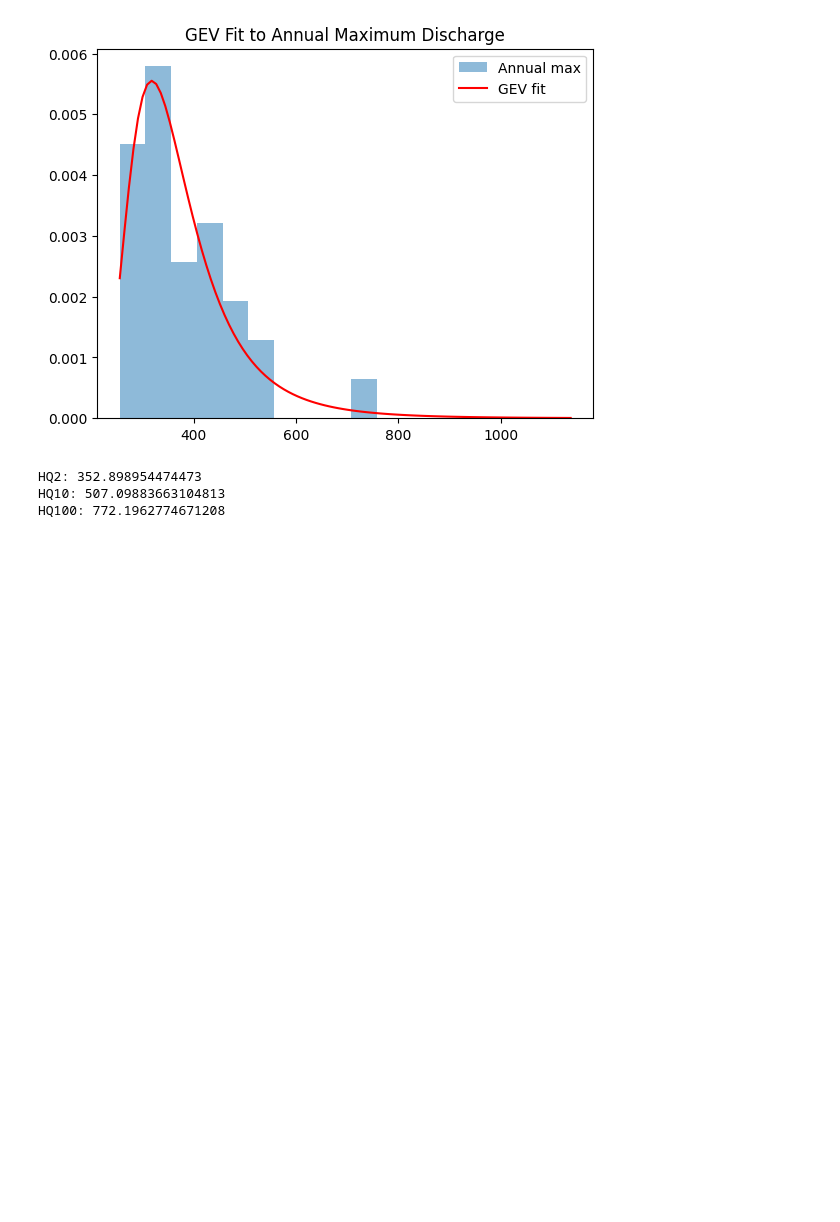
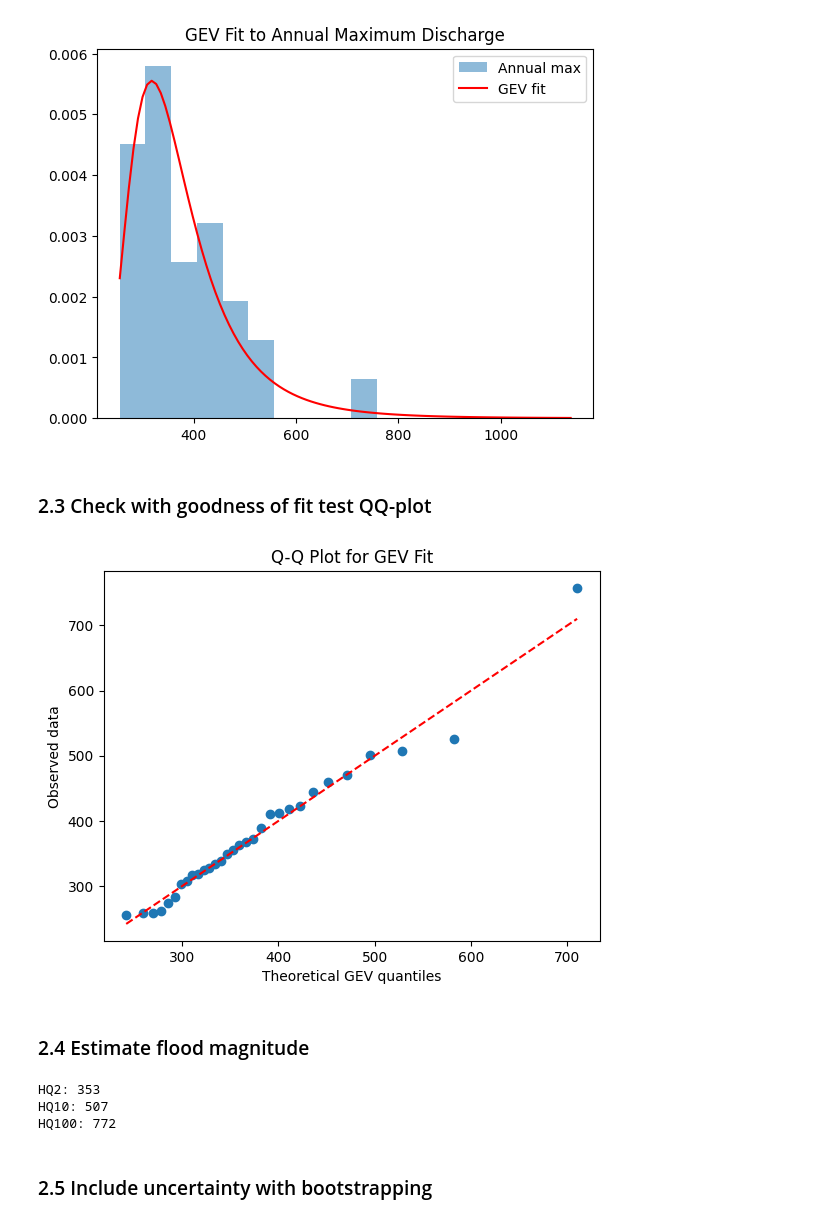
Before and after one commit to javierfeller/stochastic_hydrology, a Jupyter notebook: notebooks/script.ipynb, the cells around one changed output. Cells and saved outputs as stored; diff of their text form; code cells hidden in the pictures; blank space fills up the shorter version.

```diff
--- a/notebooks/script.ipynb
+++ b/notebooks/script.ipynb
@@ -167,19 +170,3 @@ plt.title("GEV Fit to Annual Maximum Discharge")
 plt.show()
 # %% [output]
 [figure]
-# %%
-def return_level(T):
-    p = 1 - 1/T
-    return gev.ppf(p, shape, loc=loc, scale=scale)
-
-HQ2 = return_level(2)
-HQ10 = return_level(10)
-HQ100 = return_level(100)
-
-print("HQ2:", HQ2)
-print("HQ10:", HQ10)
-print("HQ100:", HQ100)
-# %% [output]
-HQ2: 352.898954474473
-HQ10: 507.09883663104813
-HQ100: 772.1962774671208
@@ -655,0 +173,43 @@ compute_q_peak <- function(q, d, tol) {
+# %% [markdown]
+### 2.3 Check with goodness of fit test QQ-plot
+# %%
+
+# empirical quantiles
+sorted_data = np.sort(data)
+n = len(data)
+probs = (np.arange(1, n+1) - 0.5) / n
+
+theoretical = gev.ppf(probs, shape, loc=loc, scale=scale)
+
+plt.scatter(theoretical, sorted_data)
+plt.plot([min(theoretical), max(theoretical)],
+         [min(theoretical), max(theoretical)],
+         'r--')
+
+plt.xlabel("Theoretical GEV quantiles")
+plt.ylabel("Observed data")
+plt.title("Q-Q Plot for GEV Fit")
+plt.show()
+# %% [output]
+[figure, added]
+# %% [markdown]
+### 2.4 Estimate flood magnitude
+# %%
+def return_level(T):
+    p = 1 - 1/T
+    return gev.ppf(p, shape, loc=loc, scale=scale)
+
+# Define different return periods
+HQ2 = round(return_level(2))
+HQ10 = round(return_level(10))
+HQ100 = round(return_level(100))
+
+print("HQ2:", HQ2)
+print("HQ10:", HQ10)
+print("HQ100:", HQ100)
+# %% [output]
+HQ2: 353
+HQ10: 507
+HQ100: 772
+# %% [markdown]
+### 2.5 Include uncertainty with bootstrapping
```
Also changed, not shown: parts of 29 cells of this notebook.
